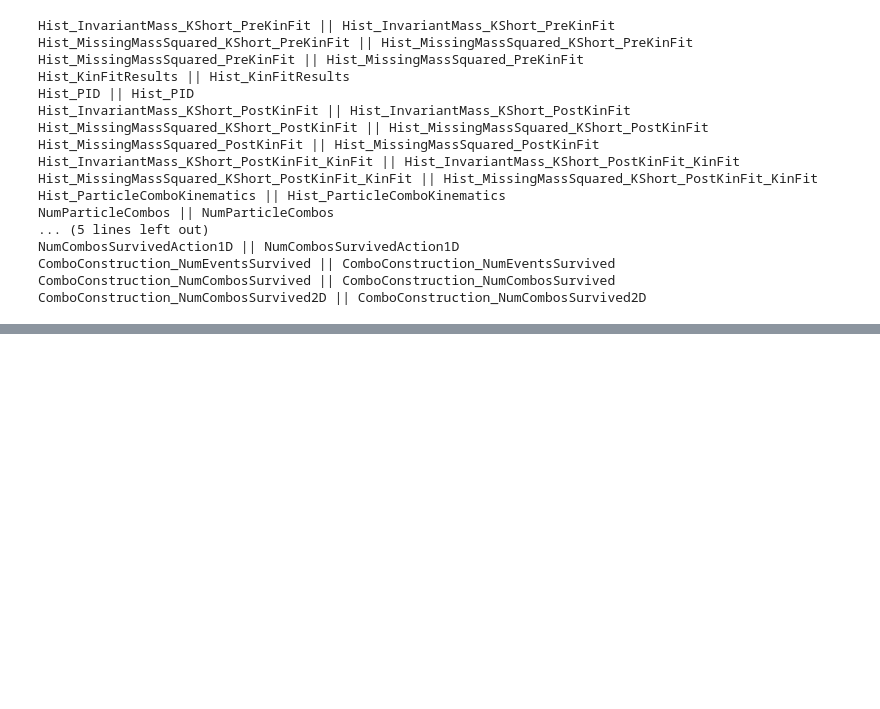
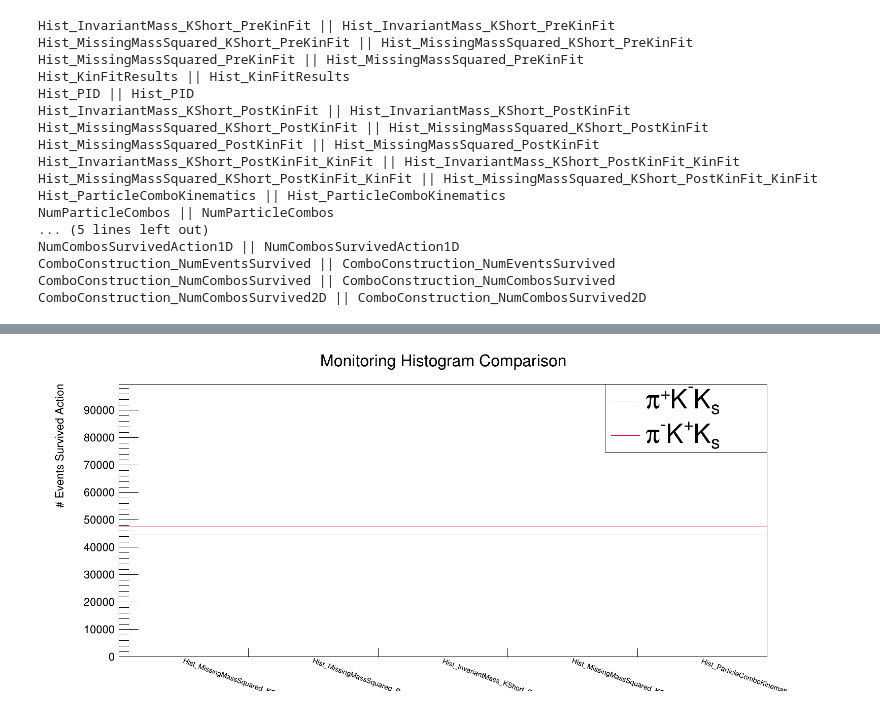
Before and after one commit to tylerviducic/gluex, a Jupyter notebook: scripts/acceptance_study/compare_monitoring_plots.ipynb, the cells around one changed output, grey strips where cells are left out. Drawn from its saved outputs; the diff is of its cells as text; code cells hidden in the pictures; blank space fills up the shorter version.

```diff
--- a/scripts/acceptance_study/compare_monitoring_plots.ipynb
+++ b/scripts/acceptance_study/compare_monitoring_plots.ipynb
@@ -94,0 +120,10 @@ c1.Draw()
+# %%
+hist_pipkmks.GetXaxis().SetRangeUser(30, 34)
+hist_pimkpks.GetXaxis().SetRangeUser(30, 34)
+
+hist_pimkpks.Draw()
+hist_pipkmks.Draw("same")
+legend.Draw()
+c1.Draw()
+# %% [output]
+[figure, added]
```
Also changed, not shown: parts of 7 cells of this notebook.
